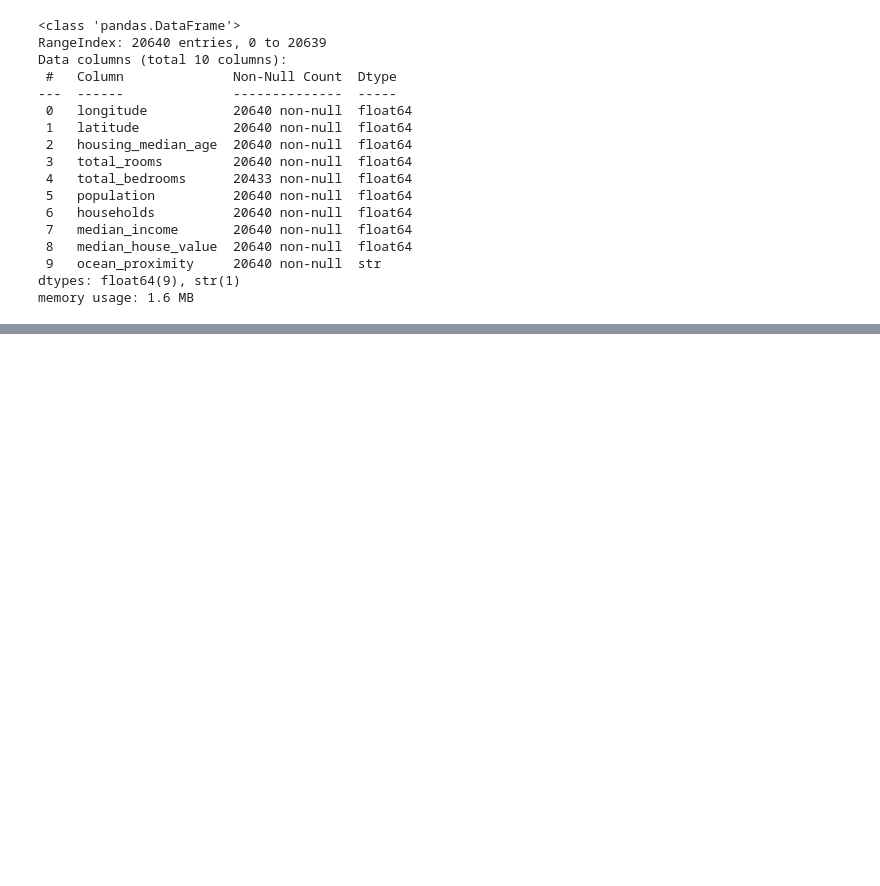
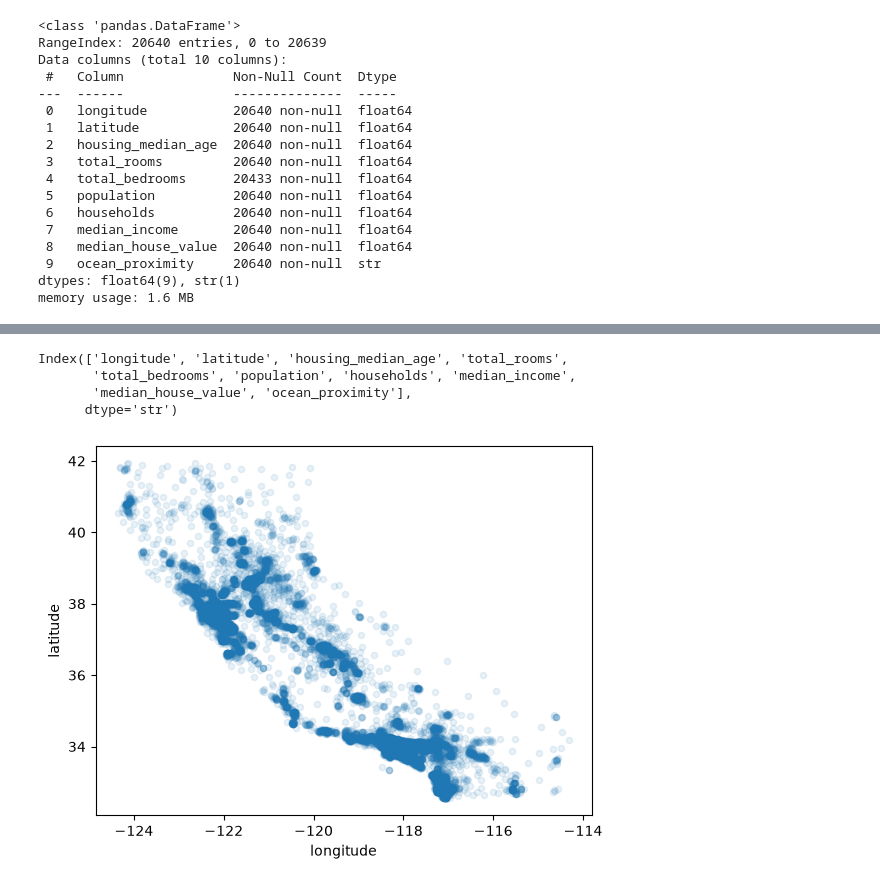
Before and after one commit to Dimma-create/AI-ML-LABS, a Jupyter notebook: IAI600_Lab_01.ipynb, the cells around one changed output, grey strips where cells are left out. Cells and saved outputs as stored; diff of their text form; code cells hidden in the pictures; blank space fills up the shorter version.

```diff
--- a/IAI600_Lab_01.ipynb
+++ b/IAI600_Lab_01.ipynb
@@ -102,0 +150,6 @@ memory usage: 1.6 MB
+# %%
+housing["income_cat"] = pd.cut(
+    housing["median_income"],
+    bins=[0., 1.5, 3., 4.5, 6., np.inf],
+    labels=[1, 2, 3, 4, 5]
+)
@@ -102,0 +258,18 @@ memory usage: 1.6 MB
+# %%
+strat_test_set.columns
+# %% [output]
+Index(['longitude', 'latitude', 'housing_median_age', 'total_rooms',
+       'total_bedrooms', 'population', 'households', 'median_income',
+       'median_house_value', 'ocean_proximity'],
+      dtype='str')
+# %%
+housing.plot(
+    kind="scatter",
+    x="longitude",
+    y="latitude",
+    alpha=0.1
+)
+
+plt.show()
+# %% [output]
+[figure, added]
```
Also changed, not shown: parts of 67 cells of this notebook, 1 other file.
